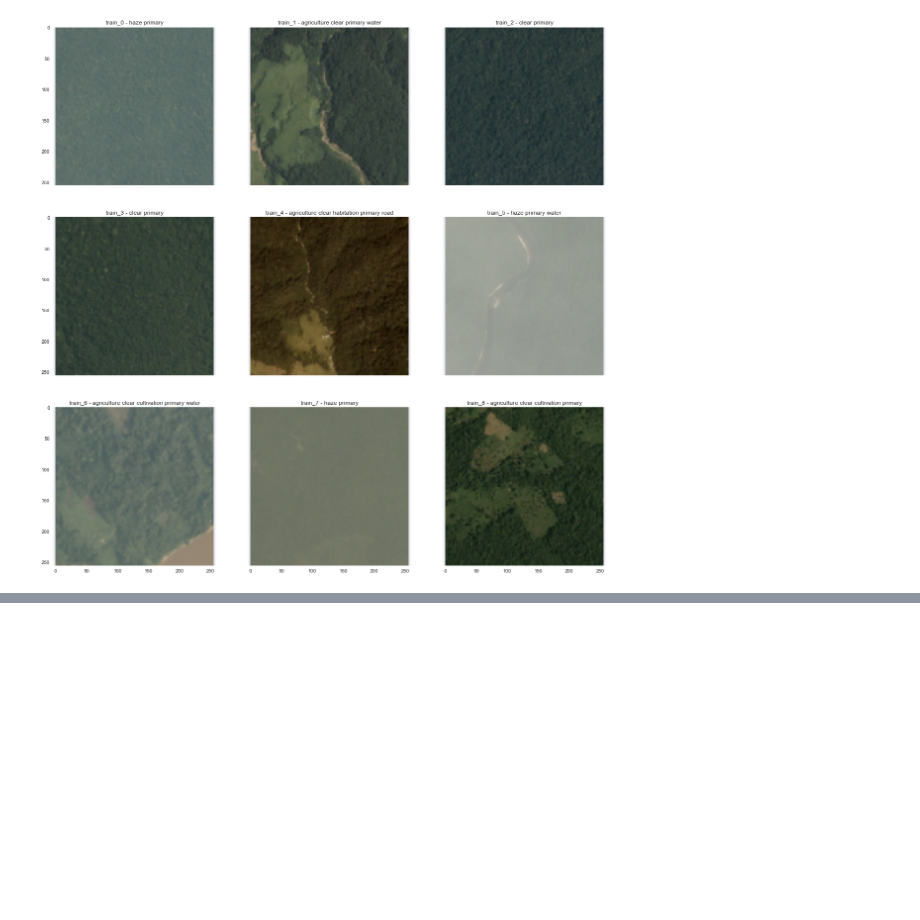
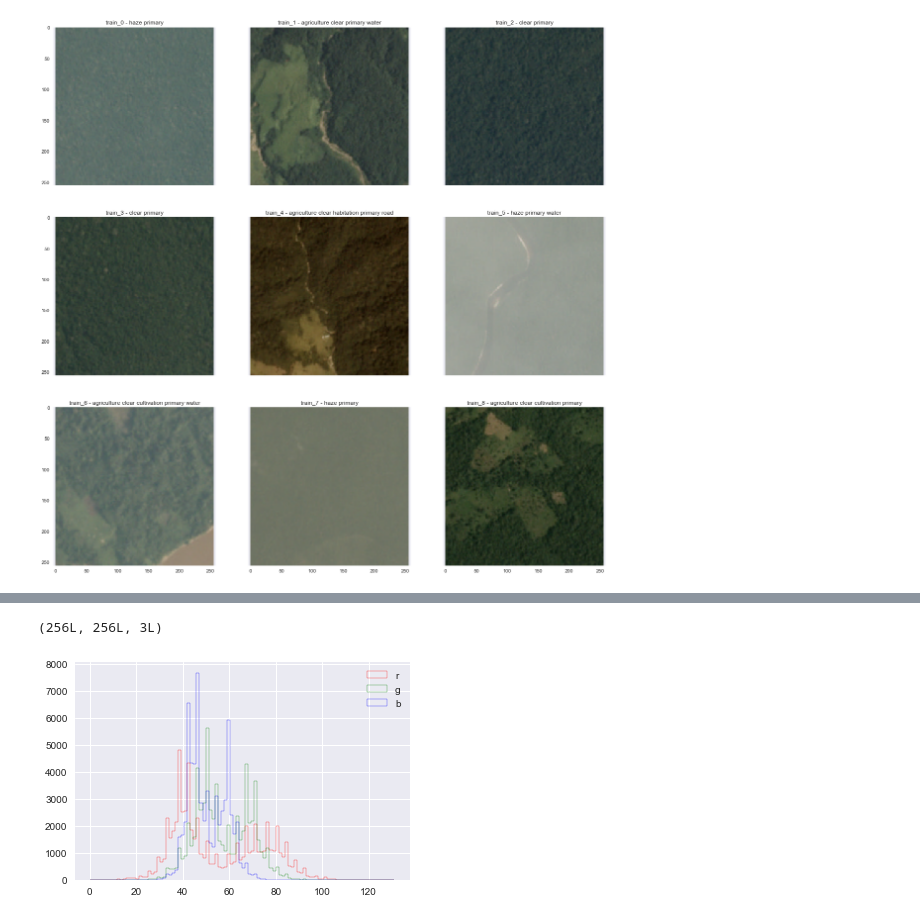
Before and after one commit to jackkwok/satellite-imagery-keras-deep-learning, a Jupyter notebook: getting_started.ipynb, the cells around one changed output, grey strips where cells are left out. Saved outputs shown, nothing was run; the diff lists cells and outputs as text; code cells hidden in the pictures; blank space fills up the shorter version.

```diff
--- a/getting_started.ipynb
+++ b/getting_started.ipynb
@@ -65,0 +138,21 @@ plt.show()
+# %%
+
+rgb_image = io.imread(jpg_filename)
+
+print(rgb_image.shape)
+
+# extract the different bands
+r, g, b = rgb_image[:, :, 0], rgb_image[:, :, 1], rgb_image[:, :, 2]
+
+def plot_rgb_histo(r, g, b):
+    for slice_, name, color in ((r,'r', 'red'),(g,'g', 'green'),(b,'b', 'blue')):
+        plt.hist(slice_.ravel(), bins=100,
+                 range=[0,rgb_image.max()],
+                 label=name, color=color, histtype='step')
+    plt.legend()
+
+# plot a histogram of values
+plot_rgb_histo(r, g, b)
+# %% [output]
+(256L, 256L, 3L)
+[figure, added]
```
Also changed, not shown: parts of 13 cells of this notebook, 7 other files.
